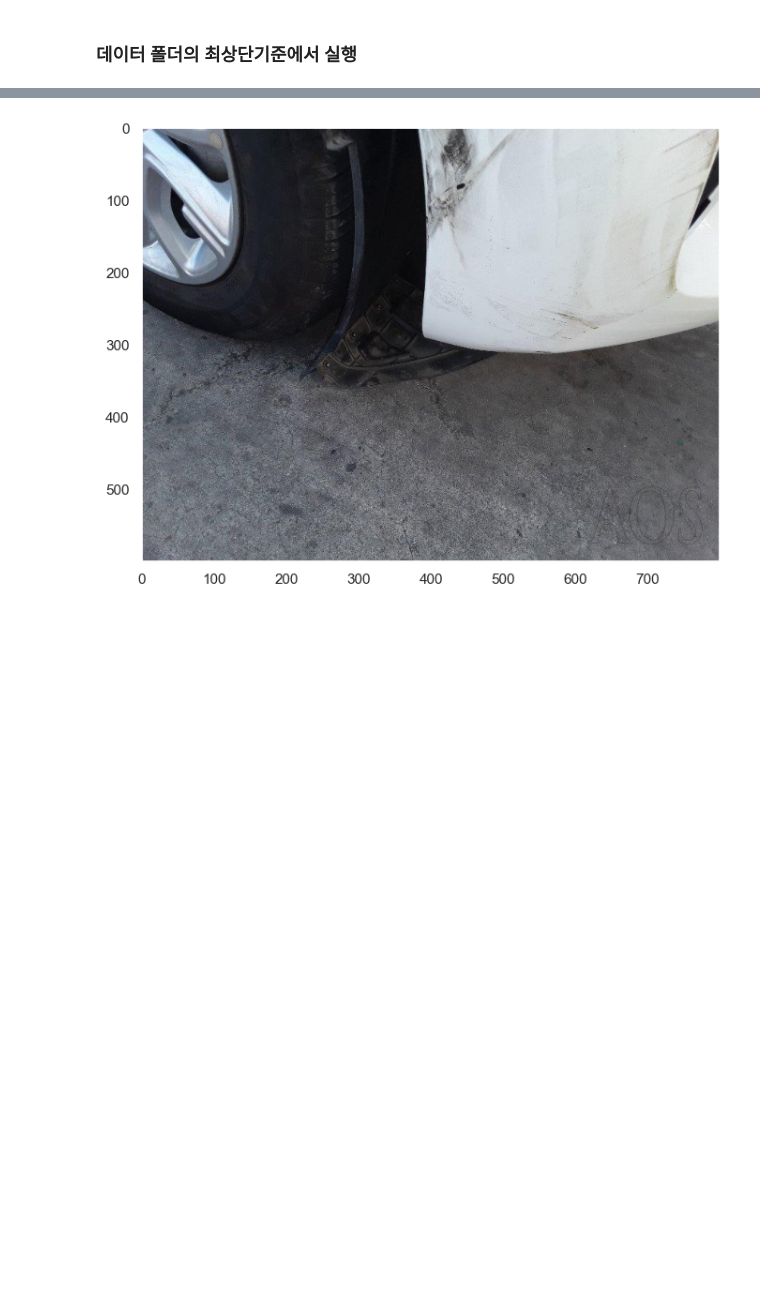
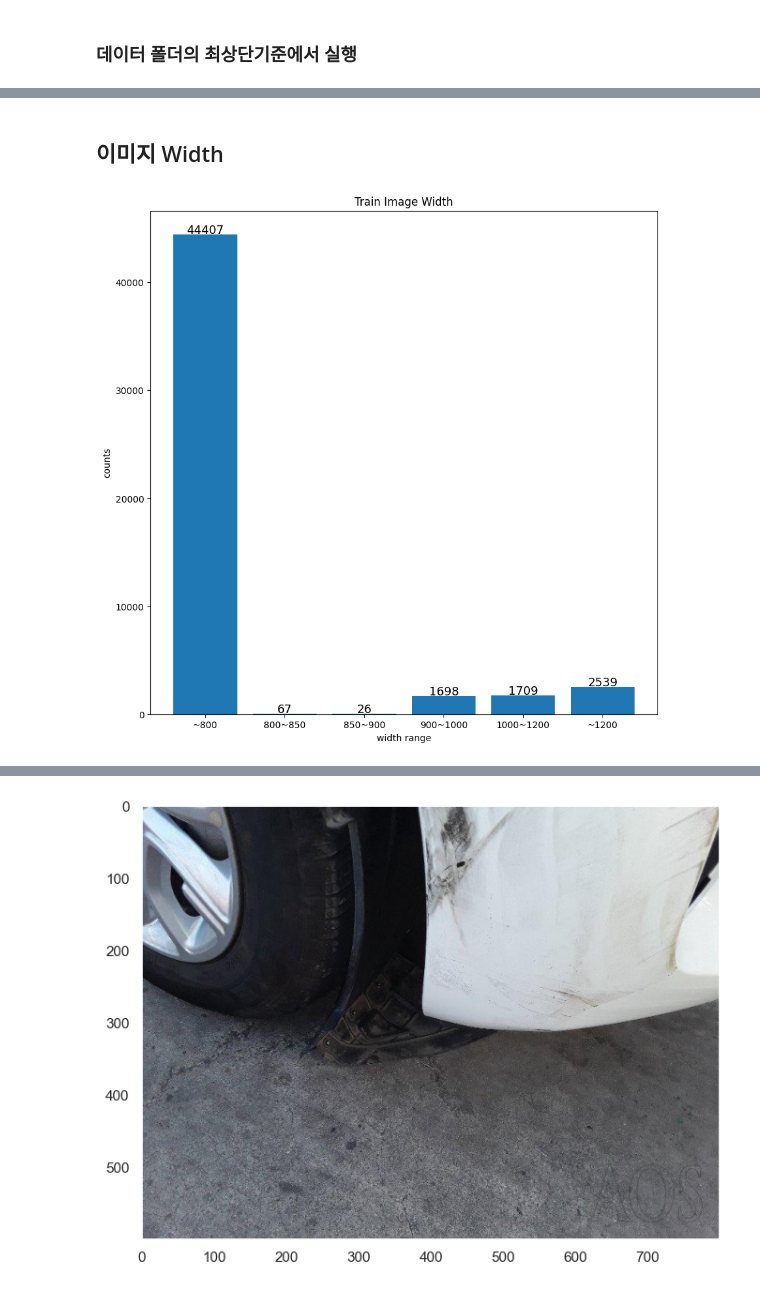
Before and after one commit to variety82/RecCar, a Jupyter notebook: AI/utils/EDA.ipynb, the cells around one changed output, grey strips where cells are left out. Saved outputs shown, nothing was run; the diff lists cells and outputs as text; code cells hidden in the pictures; blank space fills up the shorter version.

```diff
--- a/AI/utils/EDA.ipynb
+++ b/AI/utils/EDA.ipynb
@@ -71,0 +78,22 @@ damage_df.tail(10)
+# %% [markdown]
+## 이미지 Width
+# %%
+fig = plt.figure(figsize=(10,10))
+ax = fig.add_subplot()
+
+plt.title("Train Image Width")
+plt.xlabel("width range")
+plt.ylabel("counts")
+x_bar = ["~800","800~850","850~900","900~1000","1000~1200","~1200"]
+xtick_label_position = list(range(len(x_bar))) ## x축 눈금 라벨이 표시될 x좌표
+plt.xticks(xtick_label_position, x_bar) ## x축 눈금 라벨 출력
+
+bars = plt.bar(xtick_label_position, width_range)
+
+for i, b in enumerate(bars):
+    ax.text(b.get_x()+b.get_width()*(1/2),b.get_height()+100, \
+            width_range[i],ha='center',fontsize=13)
+
+plt.show()
+# %% [output]
+[figure, added]
```
Also changed, not shown: parts of 10 cells of this notebook.
